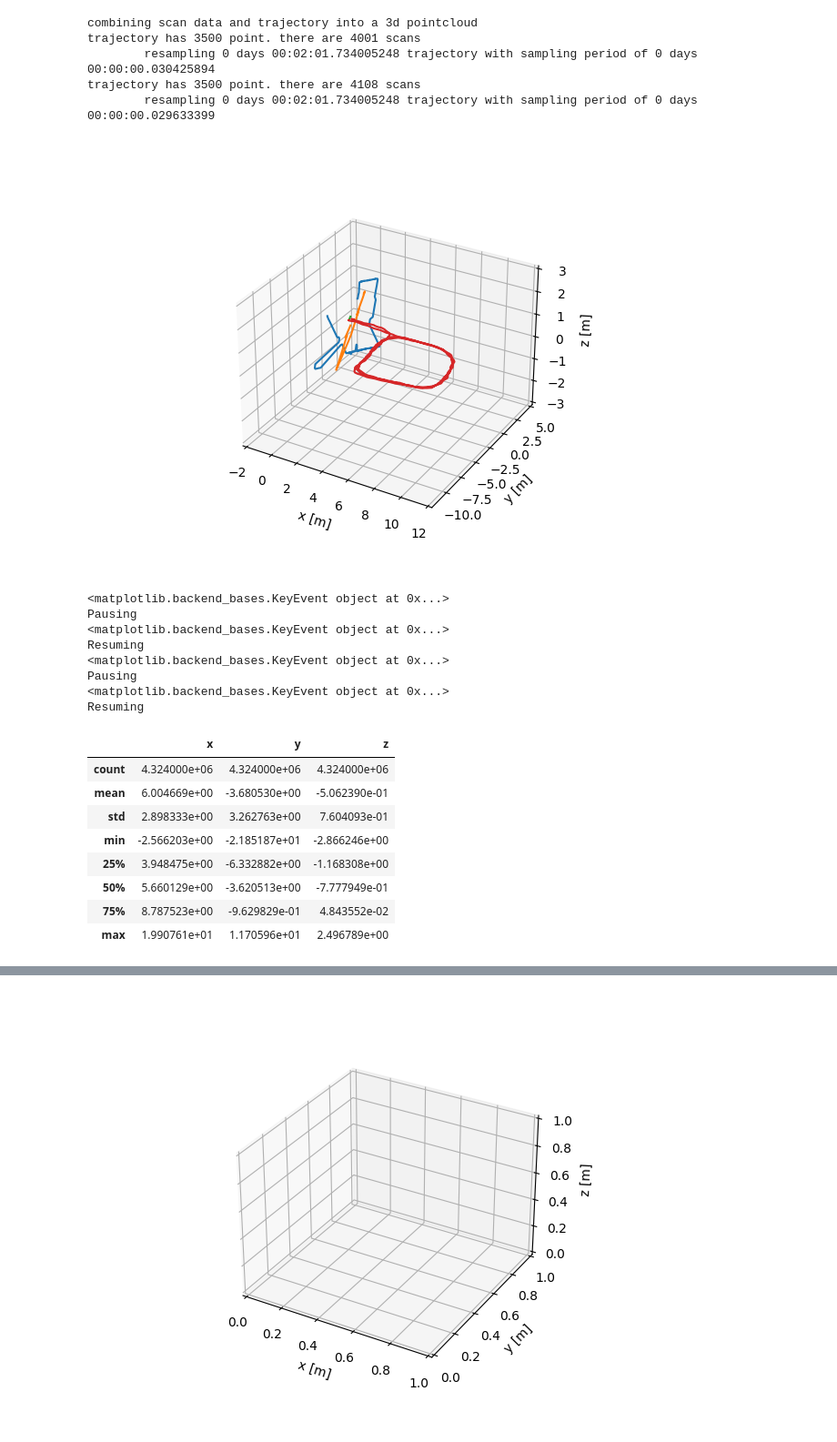
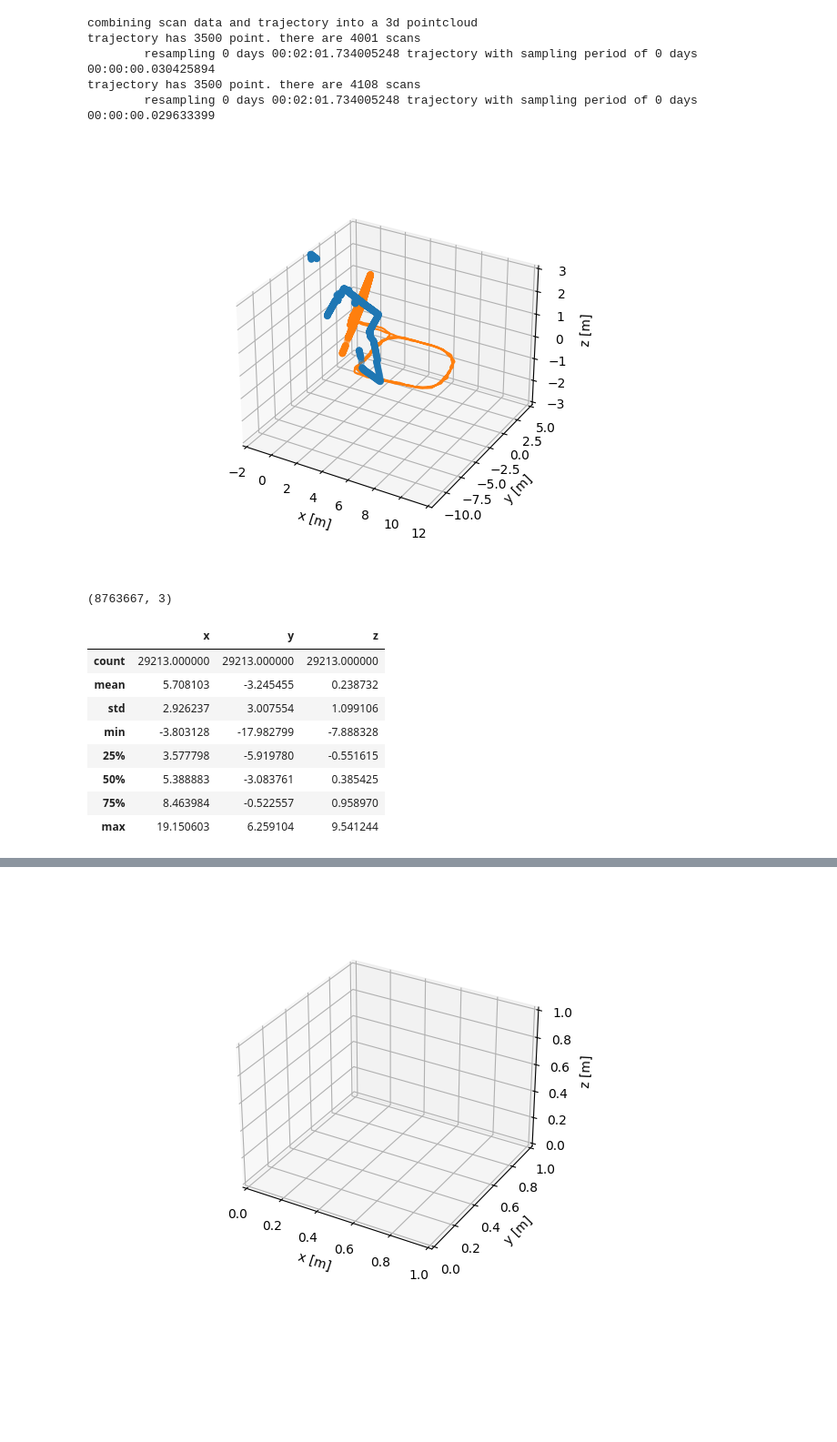
Before and after one commit to icheered/RPCN, a Jupyter notebook: Part_C/pointcloud.ipynb, the cells around one changed output, grey strips where cells are left out. Shown: that part at 91% size. Drawn from its saved outputs; the diff is of its cells as text; code cells hidden in the pictures; blank space fills up the shorter version.

```diff
--- a/Part_C/pointcloud.ipynb
+++ b/Part_C/pointcloud.ipynb
@@ -88,18 +88,14 @@ plt.show()
 bag_filename = os.path.join(data_dir, 'test3.bag')
 print(f'reading lidar scan data from:\n\t{bag_filename}')
 
-def get_xy(msg, scannumber):
+def get_xy(msg):
     x = np.zeros(shape=[len(msg.ranges)])
     y = np.zeros(shape=[len(msg.ranges)])
     for nr, dist in enumerate(msg.ranges):
         # Lidar returns angle and distance. translate to xy positions
         angle = msg.angle_min + msg.angle_increment * nr
-        if(scannumber == 0):
-            x[nr] = dist * -np.cos(angle)
-            y[nr] = dist * np.sin(angle)
-        else:
-            x[nr] = dist * np.cos(angle)
-            y[nr] = dist * np.sin(angle)
+        x[nr] = dist * np.cos(angle)
+        y[nr] = dist * np.sin(angle)
     return x, y
 
 scan0 = []
@@ -337,30 +322,28 @@ fig.canvas.mpl_connect('key_press_event', on_key)
 # Show the animation
 plt.show()
 # %% [output]
-[figure, old version]
+[figure, new version]
-<matplotlib.backend_bases.KeyEvent object at 0x...>
-Pausing
-<matplotlib.backend_bases.KeyEvent object at 0x...>
-Resuming
-<matplotlib.backend_bases.KeyEvent object at 0x...>
-Pausing
-<matplotlib.backend_bases.KeyEvent object at 0x...>
-Resuming
 # %%
-pointcloud0 = np.concatenate(scan0_on_trajectory, axis=0).T
-pointcloud1 = np.concatenate(scan1_on_trajectory, axis=0).T
+pointcloud0 = np.concatenate(scan0_on_trajectory, axis=0)
+pointcloud1 = np.concatenate(scan1_on_trajectory, axis=0)
+
+pointcloud = np.concatenate([pointcloud0, pointcloud1], axis=0)
+
+pointcloud.shape
+# %% [output]
+(8763667, 3)
 # %%
 from pyntcloud import PyntCloud
 
-pynt_pointcloud0 = PyntCloud(pd.DataFrame(pointcloud0.T, columns=['x', 'y', 'z']))
-pynt_pointcloud0.points.describe()
+pynt_pointcloud = PyntCloud(pd.DataFrame(pointcloud[::300, :], columns=['x', 'y', 'z']))
+pynt_pointcloud.points.describe()
 # %% [output]
 |  | x | y | z |
-| count | 4.324000e+06 | 4.324000e+06 | 4.324000e+06 |
-| mean | 6.004669e+00 | -3.680530e+00 | -5.062390e-01 |
-| std | 2.898333e+00 | 3.262763e+00 | 7.604093e-01 |
-| min | -2.566203e+00 | -2.185187e+01 | -2.866246e+00 |
-| 25% | 3.948475e+00 | -6.332882e+00 | -1.168308e+00 |
-| 50% | 5.660129e+00 | -3.620513e+00 | -7.777949e-01 |
-| 75% | 8.787523e+00 | -9.629829e-01 | 4.843552e-02 |
-| max | 1.990761e+01 | 1.170596e+01 | 2.496789e+00 |
+| count | 29213.000000 | 29213.000000 | 29213.000000 |
+| mean | 5.708103 | -3.245455 | 0.238732 |
+| std | 2.926237 | 3.007554 | 1.099106 |
+| min | -3.803128 | -17.982799 | -7.888328 |
+| 25% | 3.577798 | -5.919780 | -0.551615 |
+| 50% | 5.388883 | -3.083761 | 0.385425 |
+| 75% | 8.463984 | -0.522557 | 0.958970 |
+| max | 19.150603 | 6.259104 | 9.541244 |
```
Also changed, not shown: parts of 5 cells of this notebook.
